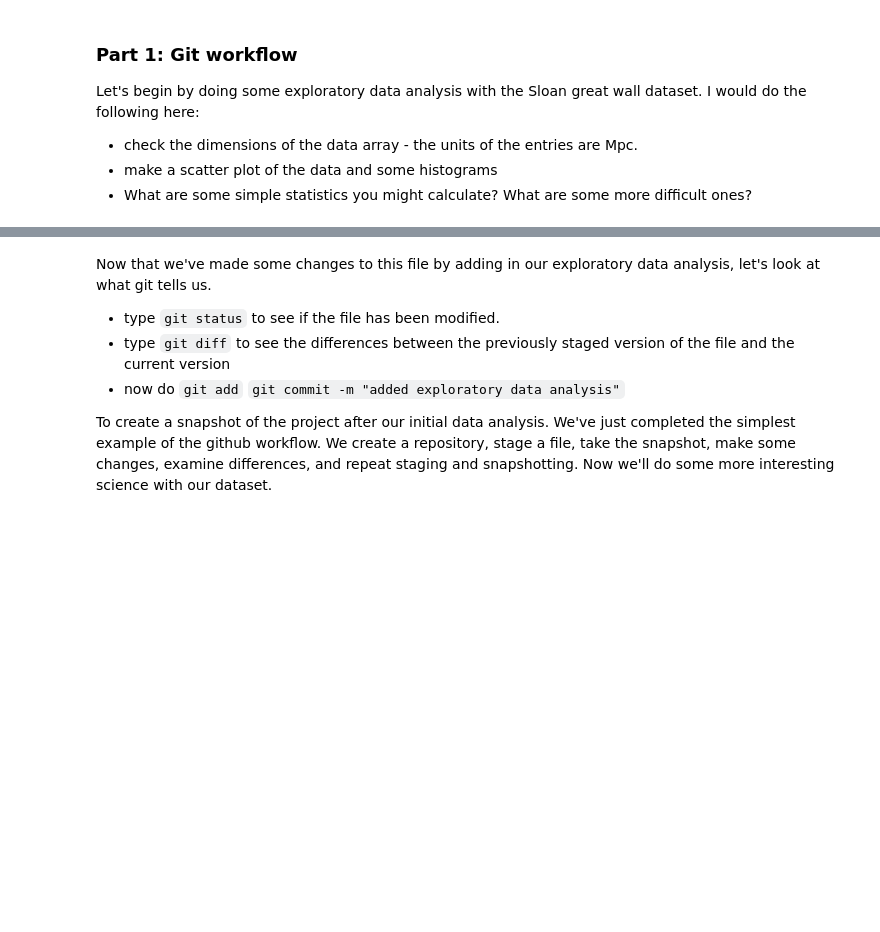
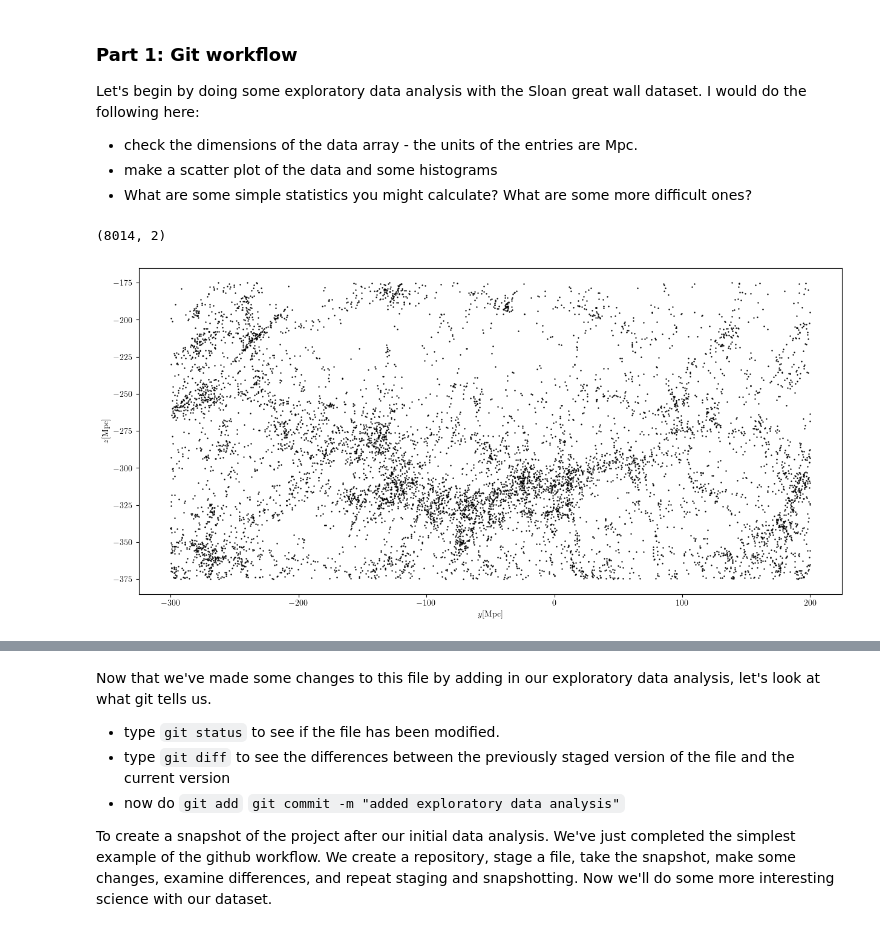
Before and after one commit to EigenDev/Session-21, a Jupyter notebook: Day1/DSFP_intro_2_git.ipynb, the cells around one changed output, grey strips where cells are left out. Cells and saved outputs as stored; diff of their text form; code cells hidden in the pictures; blank space fills up the shorter version.

Commit message:
added exploratory data analysis

```diff
--- a/Day1/DSFP_intro_2_git.ipynb
+++ b/Day1/DSFP_intro_2_git.ipynb
@@ -11,6 +11,10 @@ We are going to walk through an example development workflow. This is based on J
 
 import numpy as np
 import matplotlib.pyplot as plt
+plt.rcParams.update({
+    'text.usetex': True,
+    'font.family': 'Times New Roman'
+})
 # %%
 # get the data by reading it from the supplied .npy file
 
@@ -46,4 +50,13 @@ Let's begin by doing some exploratory data analysis with the Sloan great wall da
 * make a scatter plot of the data and some histograms
 * What are some simple statistics you might calculate? What are some more difficult ones?
 # %%
-# exploratory data analysis goes here
+X.shape
+# %% [output]
+(8014, 2)
+# %%
+fig, ax = plt.subplots(figsize=(15,7))
+ax.scatter(X[:,1], X[:,0], s=0.5, c='black')
+ax.set(xlabel='$y$[Mpc]', ylabel='$z$[Mpc]')
+plt.show()
+# %% [output]
+[figure, added]
```
Also changed, not shown: parts of 1 cell of this notebook.
